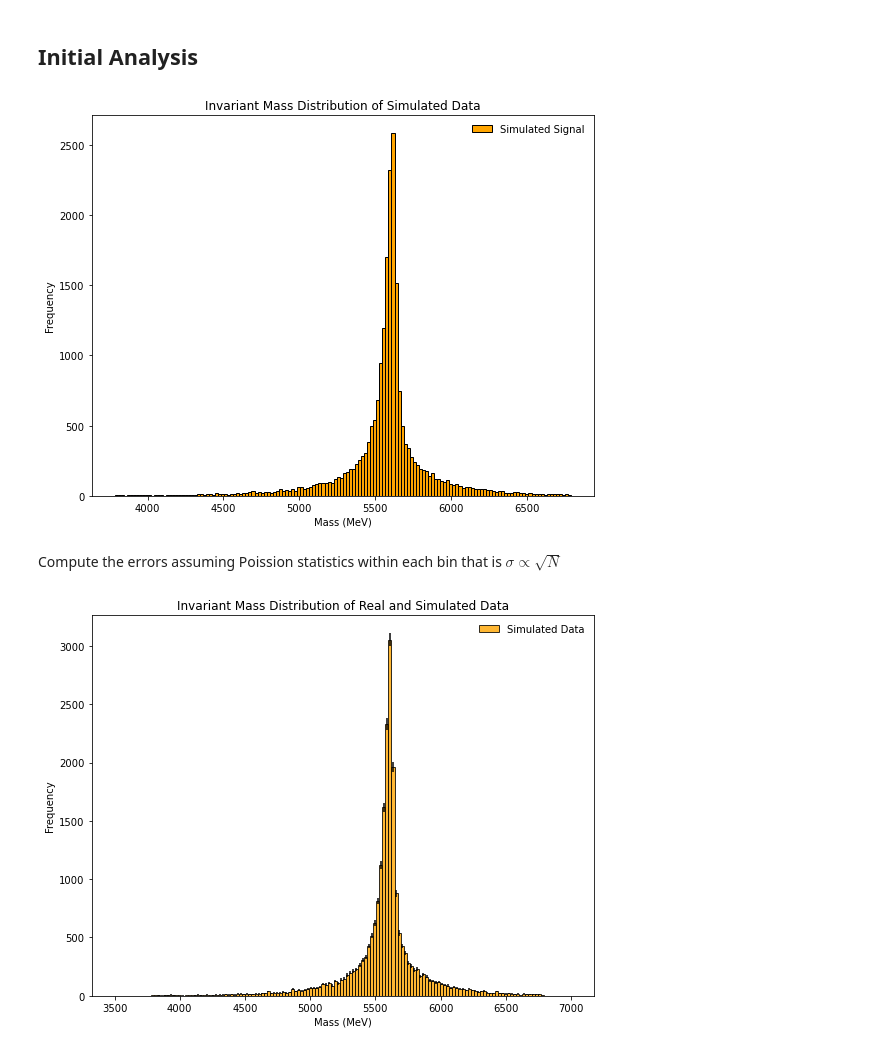
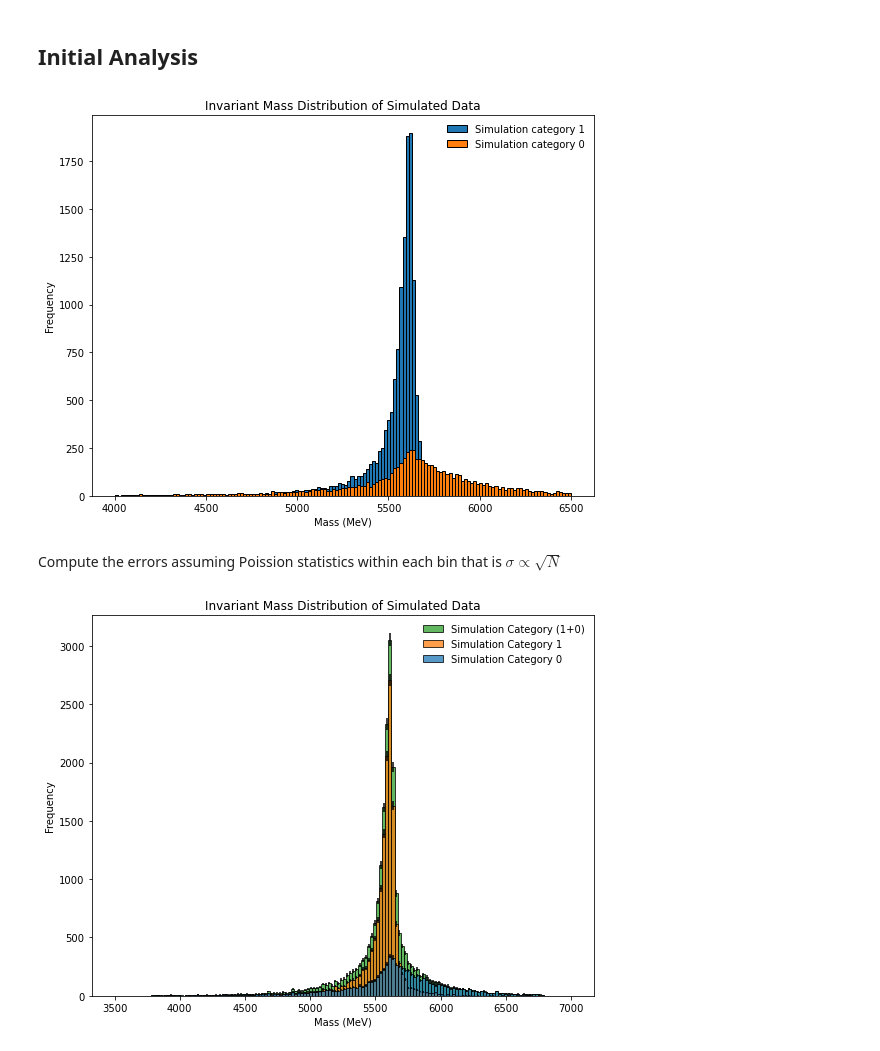
Before and after one commit to ChandlerKenworthy/Y4RareDecayProject, a Jupyter notebook: signal_fitting/SignalFitting.ipynb, the cells around one changed output. Drawn from its saved outputs; the diff is of its cells as text; code cells hidden in the pictures.

```diff
--- a/signal_fitting/SignalFitting.ipynb
+++ b/signal_fitting/SignalFitting.ipynb
@@ -17,20 +15,28 @@ df = s.fetch_features(['Lb_M'])
+# %%
+df = s.fetch_features(['Lb_M', 'Lb_BKGCAT'])
+df['cat'] = np.where(df['Lb_BKGCAT'].isin([10, 50]), 1, 0)
+df.drop('Lb_BKGCAT', axis=1, inplace=True)
+g = df.groupby('cat')
 # %% [markdown]
 ## Initial Analysis
 # %%
 def hist(data, bins, savefig=None):
     fig, ax = plt.subplots(1, 1, figsize=(9, 7))
-    ax.hist(data, bins=bins, edgecolor='k', color='orange', label='Simulated Signal')
+    cats = [1, 0]
+    for i, data in enumerate(list(data)):
+        ax.hist(data, bins=bins, edgecolor='k', label=f'Simulation category {cats[i]}')
     ax.set_xlabel('Mass (MeV)')
     ax.set_ylabel('Frequency')
     plt.legend(frameon=False)
     plt.title('Invariant Mass Distribution of Simulated Data')
     if savefig is not None:
         plt.savefig(f'/home/user211/project/images/signalfits/{savefig}.png', dpi=800)
     plt.show()
 
-hist(df['Lb_M'], 150)
+bins = np.linspace(4000, 6500, 150)
+hist([g.get_group(1)['Lb_M'], g.get_group(0)['Lb_M']], bins)
 # %% [output]
-[figure, old version]
+[figure, new version]
 # %% [markdown]
 Compute the errors assuming Poission statistics within each bin that is $\sigma\propto\sqrt{N}$
 # %%
@@ -50,13 +60,18 @@ d1 = np.array([bin_centres, f1, err1]).T
 # %%
 fig, ax = plt.subplots(1, 1, figsize=(9, 7))
-ax.bar(d1[:,0], d1[:,1], width=bin_width, yerr=d1[:,2], label='Simulated Data', edgecolor='k', alpha=0.8, color='orange')
+
+ax.bar(d3[:,0], d3[:,1], width=bin_width, yerr=d3[:,2], label='Simulation Category (1+0)', edgecolor='k', color='#2ca02c', alpha=0.75)
+ax.bar(d1[:,0], d1[:,1], width=bin_width, yerr=d1[:,2], label='Simulation Category 1', edgecolor='k', color='#ff7f0e', alpha=0.75)
+ax.bar(d2[:,0], d2[:,1], width=bin_width, yerr=d2[:,2], label='Simulation Category 0', edgecolor='k', color='#1f77b4', alpha=0.75)
+
 ax.set_xlabel('Mass (MeV)')
 ax.set_ylabel('Frequency')
 plt.legend(frameon=False)
-plt.title('Invariant Mass Distribution of Real and Simulated Data')
+plt.title('Invariant Mass Distribution of Simulated Data')
+#plt.savefig('/home/user211/project/images/signalfits/starting_distribution.png', dpi=800)
 plt.show()
 # %% [output]
-[figure, old version]
+[figure, new version]
 # %%
 import SignalFunctions as sf
 from scipy.optimize import curve_fit
```
Also changed, not shown: parts of 13 cells of this notebook, 2 other files.
